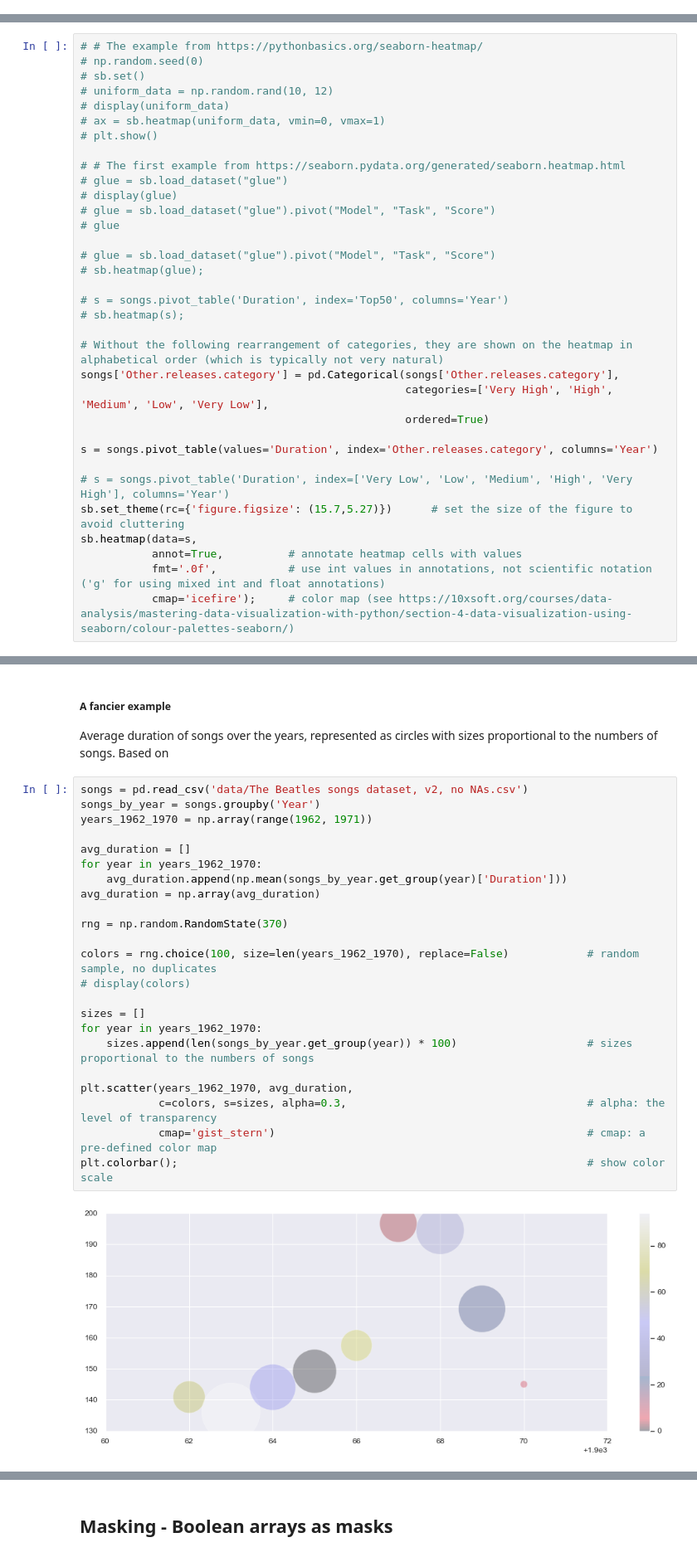
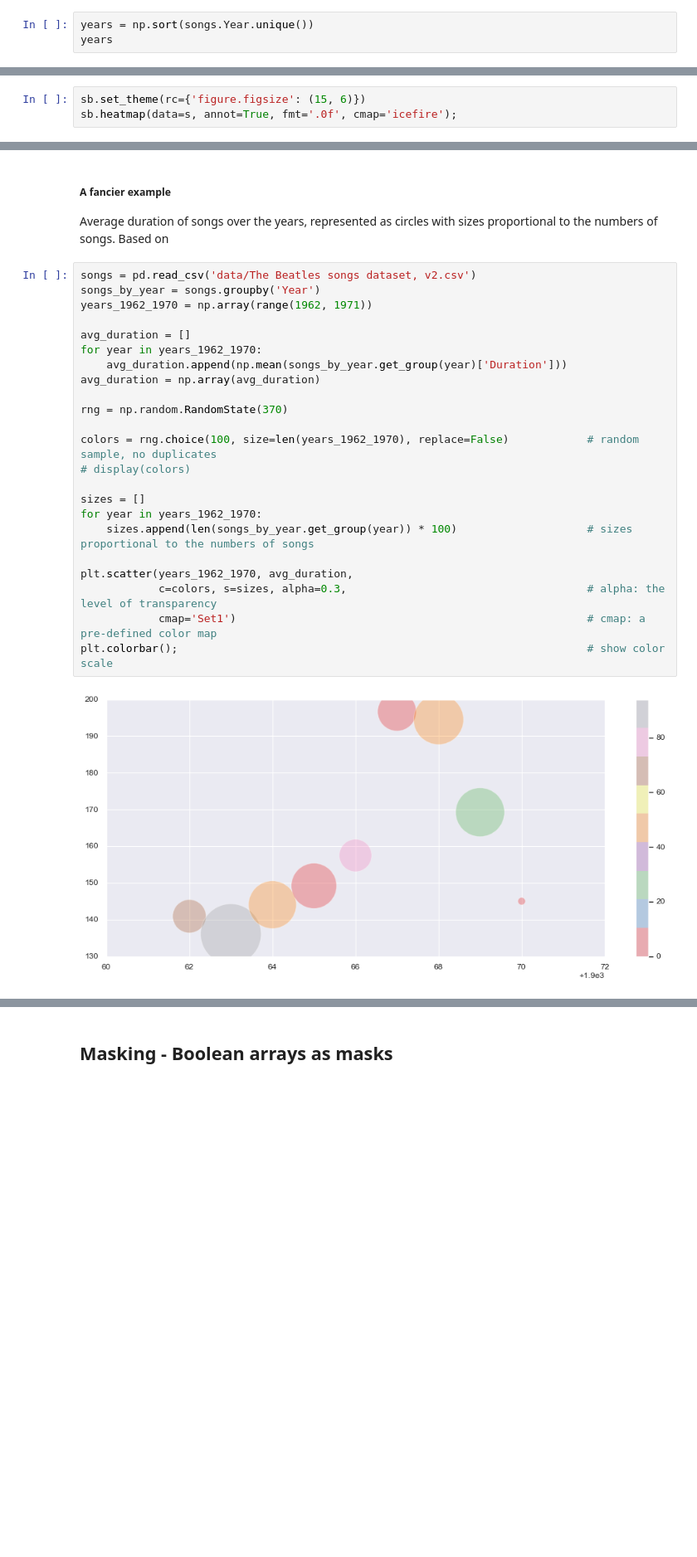
Before and after one commit to devedzic/eda, a Jupyter notebook: eda.ipynb, the cells around one changed output, grey strips where cells are left out. Shown at 83% size. Cells and saved outputs as stored; diff of their text form; blank space fills up the shorter version.

```diff
--- a/eda.ipynb
+++ b/eda.ipynb
@@ -892,0 +1066,3 @@ years_sorted = np.sort(years)
+# %%
+years = np.sort(songs.Year.unique())
+years
@@ -1085,34 +1183,0 @@ Create a suitable pivot table and plot the corresponding heatmap. Based on [this
-# %%
-# # The example from https://pythonbasics.org/seaborn-heatmap/
-# np.random.seed(0)
-# sb.set()
-# uniform_data = np.random.rand(10, 12)
-# display(uniform_data)
-# ax = sb.heatmap(uniform_data, vmin=0, vmax=1)
-# plt.show()
-
-# # The first example from https://seaborn.pydata.org/generated/seaborn.heatmap.html
-# glue = sb.load_dataset("glue")
-# display(glue)
-# glue = sb.load_dataset("glue").pivot("Model", "Task", "Score")
-# glue
-
-# glue = sb.load_dataset("glue").pivot("Model", "Task", "Score")
-# sb.heatmap(glue);
-
-# s = songs.pivot_table('Duration', index='Top50', columns='Year')
-# sb.heatmap(s);
-
-# Without the following rearrangement of categories, they are shown on the heatmap in alphabetical order (which is typically not very natural)
-songs['Other.releases.category'] = pd.Categorical(songs['Other.releases.category'],
-                                                  categories=['Very High', 'High', 'Medium', 'Low', 'Very Low'],
-                                                  ordered=True)
-
-s = songs.pivot_table(values='Duration', index='Other.releases.category', columns='Year')
-
-# s = songs.pivot_table('Duration', index=['Very Low', 'Low', 'Medium', 'High', 'Very High'], columns='Year')
-sb.set_theme(rc={'figure.figsize': (15.7,5.27)})      # set the size of the figure to avoid cluttering
-sb.heatmap(data=s,
-           annot=True,          # annotate heatmap cells with values
-           fmt='.0f',           # use int values in annotations, not scientific notation ('g' for using mixed int and float annotations)
-           cmap='icefire');     # color map (see https://10xsoft.org/courses/data-analysis/mastering-data-visualization-with-python/section-4-data-visualization-using-seaborn/colour-palettes-seaborn/)
@@ -1120,0 +1206,3 @@ sb.heatmap(data=s,
+# %%
+sb.set_theme(rc={'figure.figsize': (15, 6)})
+sb.heatmap(data=s, annot=True, fmt='.0f', cmap='icefire');
@@ -1122,27 +1212,27 @@ sb.heatmap(data=s,
 ##### A fancier example
 Average duration of songs over the years, represented as circles with sizes proportional to the numbers of songs. Based on
 # %%
-songs = pd.read_csv('data/The Beatles songs dataset, v2, no NAs.csv')
+songs = pd.read_csv('data/The Beatles songs dataset, v2.csv')
 songs_by_year = songs.groupby('Year')
 years_1962_1970 = np.array(range(1962, 1971))
 
 avg_duration = []
 for year in years_1962_1970:
     avg_duration.append(np.mean(songs_by_year.get_group(year)['Duration']))
 avg_duration = np.array(avg_duration)
 
 rng = np.random.RandomState(370)
 
 colors = rng.choice(100, size=len(years_1962_1970), replace=False)            # random sample, no duplicates
 # display(colors)
 
 sizes = []
 for year in years_1962_1970:
     sizes.append(len(songs_by_year.get_group(year)) * 100)                    # sizes proportional to the numbers of songs
 
 plt.scatter(years_1962_1970, avg_duration,
             c=colors, s=sizes, alpha=0.3,                                     # alpha: the level of transparency
-            cmap='gist_stern')                                                # cmap: a pre-defined color map
+            cmap='Set1')                                                      # cmap: a pre-defined color map
 plt.colorbar();                                                               # show color scale
 # %% [output]
-[figure, old version]
+[figure, new version]
```
Also changed, not shown: parts of 221 cells of this notebook.
